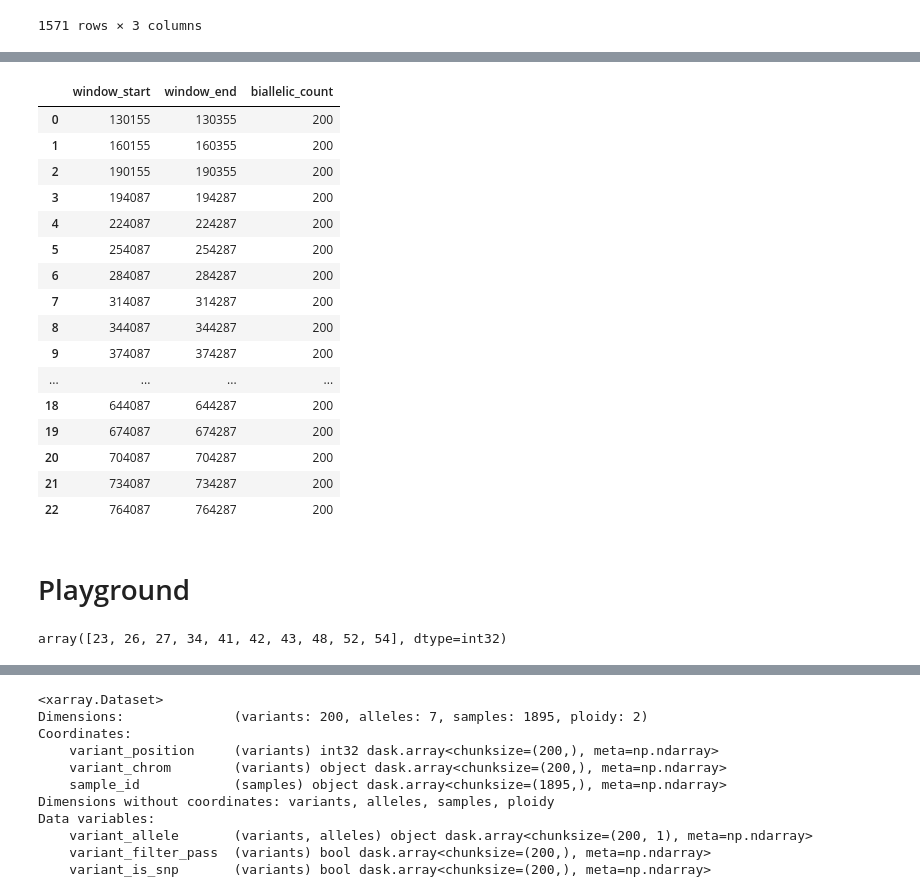
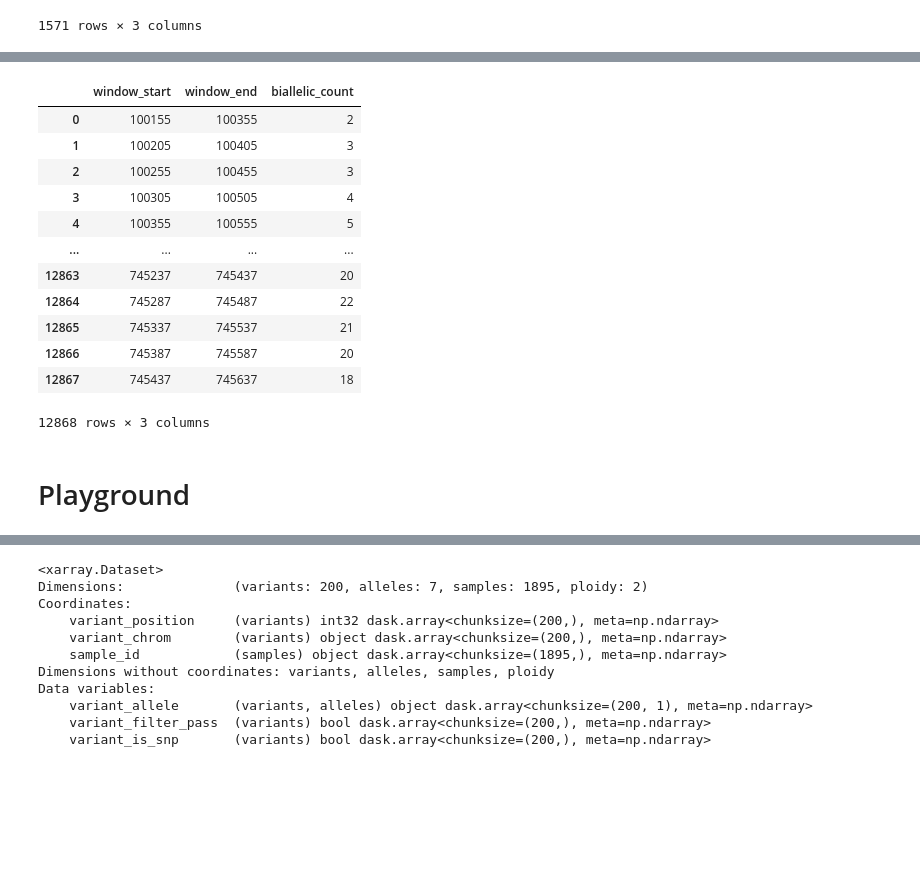
Before and after one commit to malariagen/pv-muhap, a Jupyter notebook: notebooks/marker_optimisation.ipynb, the cells around one changed output, grey strips where cells are left out. Cells and saved outputs as stored; diff of their text form; code cells hidden in the pictures; blank space fills up the shorter version.

Commit message:
Fix how slicing window is working

```diff
--- a/notebooks/marker_optimisation.ipynb
+++ b/notebooks/marker_optimisation.ipynb
@@ -172,6 +172,12 @@ dfObj = pd.DataFrame(columns=['window_start', 'window_end', 'biallelic_count'])
 for index, row in core_region_df.iterrows():
     region_start = row.chromStart
     region_end = row.chromEnd
+
+    # Filter variants to chromosome
+    chrom_filter = (variant_dataset_filtered['variant_chrom']==chrom).data
+    variant_dataset_filtered = variant_dataset_filtered.isel(variants=chrom_filter)
+    # Set index to position
+    variant_dataset_filtered = variant_dataset_filtered.set_index(variants="variant_position", samples="sample_id")
 
     window_start = region_start
     window_end = window_start + window_length
@@ -184,14 +190,12 @@ for index, row in core_region_df.iterrows():
 #         https://scikit-allel.readthedocs.io/en/v1.3.3/stats/window.html
         # calculate biallelic snps in window
         biallelic_count = count_biallelic_snps_in_window(variant_dataset_filtered, window_start, window_end)
+        dfObj = dfObj.append({'window_start': window_start, 'window_end': window_end, 'biallelic_count': biallelic_count},
+                             ignore_index=True)
 
         window_start += step
         window_end = window_start + window_length
         # Do we need to add a window that's 200 back from the end region so this isn't lost
-
-        dfObj = dfObj.append({'window_start': window_start, 'window_end': window_end, 'biallelic_count': biallelic_count},
-                             ignore_index=True)
-
 dfObj
 # %% [output]
 116541 677962
@@ -219,6 +223,12 @@ def sliding_window_stats(variant_dataset, chrom, region_df, window_length=200, s
 
     # Find core region boundaries for chromosome
     core_region_df = get_regions_for_chrom(region_df, chrom)
+
+    # Filter variants to chromosome
+    chrom_filter = (variant_dataset['variant_chrom']==chrom).data
+    variant_dataset = variant_dataset.isel(variants=chrom_filter)
+    # Set index to position
+    variant_dataset = variant_dataset.set_index(variants="variant_position", samples="sample_id")
 
     # Set up pandas df for results
     results_df = pd.DataFrame(columns=['window_start', 'window_end', 'biallelic_count'])
@@ -238,19 +248,18 @@ def sliding_window_stats(variant_dataset, chrom, region_df, window_length=200, s
 
             # calculate biallelic snps in window
             biallelic_count = count_biallelic_snps_in_window(variant_dataset, window_start, window_end)
+            # Update results
+            results_df = results_df.append({'window_start': window_start, 'window_end': window_end, 'biallelic_count': biallelic_count},
+                                 ignore_index=True)
 
             #shift window
             window_start += step
             window_end = window_start + window_length
             # Do we need to add a window that's 200 back from the end region so this isn't lost
-
-            # Update results
-            results_df = results_df.append({'window_start': window_start, 'window_end': window_end, 'biallelic_count': biallelic_count},
-                                 ignore_index=True)
     return results_df
 # %%
 %%time
-sliding_window_stats(variant_dataset_filtered, 'PvP01_02_v1', pv4_regions, step= 30000)
+sliding_window_stats(variant_dataset_filtered, 'PvP01_02_v1', pv4_regions, step=50)
 # %% [output]
 starting sliding window for region: 100155-162348
 starting sliding window for region: 164087-745643
@@ -257,25 +268,15 @@ starting sliding window for region: 164087-745643
 |  | window_start | window_end | biallelic_count |
-| 0 | 130155 | 130355 | 200 |
-| 1 | 160155 | 160355 | 200 |
-| 2 | 190155 | 190355 | 200 |
-| 3 | 194087 | 194287 | 200 |
-| 4 | 224087 | 224287 | 200 |
-| 5 | 254087 | 254287 | 200 |
-| 6 | 284087 | 284287 | 200 |
-| 7 | 314087 | 314287 | 200 |
-| 8 | 344087 | 344287 | 200 |
-| 9 | 374087 | 374287 | 200 |
+| 0 | 100155 | 100355 | 2 |
+| 1 | 100205 | 100405 | 3 |
+| 2 | 100255 | 100455 | 3 |
+| 3 | 100305 | 100505 | 4 |
+| 4 | 100355 | 100555 | 5 |
 | ... | ... | ... | ... |
-| 18 | 644087 | 644287 | 200 |
-| 19 | 674087 | 674287 | 200 |
-| 20 | 704087 | 704287 | 200 |
-| 21 | 734087 | 734287 | 200 |
-| 22 | 764087 | 764287 | 200 |
+| 12863 | 745237 | 745437 | 20 |
+| 12864 | 745287 | 745487 | 22 |
+| 12865 | 745337 | 745537 | 21 |
+| 12866 | 745387 | 745587 | 20 |
+| 12867 | 745437 | 745637 | 18 |
+12868 rows × 3 columns
 # %% [markdown]
 # Playground
-# %%
-variant_dataset = pv4.variant_calls()
-pos = variant_dataset["variant_position"].data
-pos[:10].compute()
-# %% [output]
-array([23, 26, 27, 34, 41, 42, 43, 48, 52, 54], dtype=int32)
```
Also changed, not shown: parts of 33 cells of this notebook.
